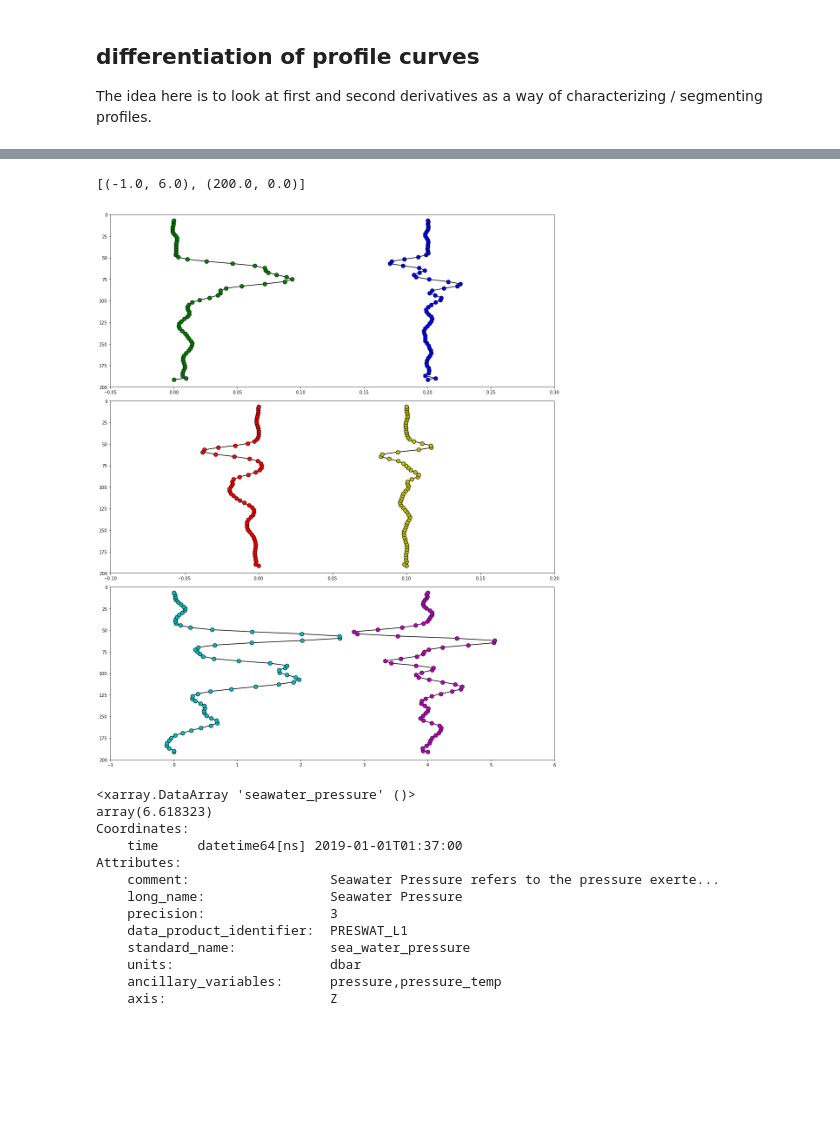
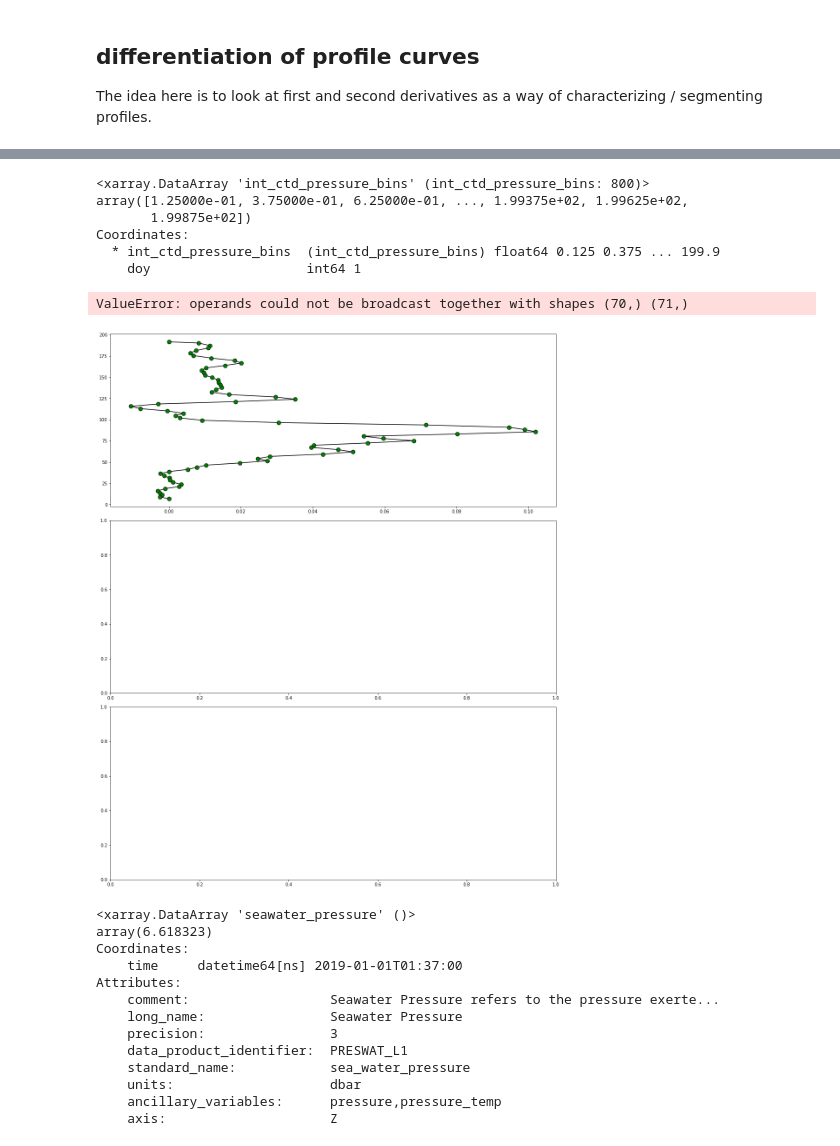
Before and after one commit to lsetiawan/ocean, a Jupyter notebook: Ocean 01 D Photic Zone Reduction.ipynb, the cells around one changed output, grey strips where cells are left out. Drawn from its saved outputs; the diff is of its cells as text; code cells hidden in the pictures; blank space fills up the shorter version.

```diff
--- a/Ocean 01 D Photic Zone Reduction.ipynb
+++ b/Ocean 01 D Photic Zone Reduction.ipynb
@@ -600,27 +653,48 @@ The idea here is to look at first and second derivatives as a way of characteriz
+# %%
+nitr_m_d
+# %% [output]
+<xarray.DataArray 'int_ctd_pressure_bins' (int_ctd_pressure_bins: 800)>
+array([1.25000e-01, 3.75000e-01, 6.25000e-01, ..., 1.99375e+02, 1.99625e+02,
+       1.99875e+02])
+Coordinates:
+  * int_ctd_pressure_bins  (int_ctd_pressure_bins) float64 0.125 0.375 ... 199.9
+    doy                    int64 1
+# %%
+nf = 1
+
+ctd_t_filt     = filter(    ctd_t, 'hat', nf)
+ctd_s_filt     = filter(    ctd_s, 'hat', nf)
+ctd_o_filt     = filter(    ctd_o, 'hat', nf)
+nitr_midn_filt = filter(nitr_midn, 'hat', nf)
+nitr_noon_filt = filter(nitr_noon, 'hat', nf)
+fluor_a_filt   = filter(  fluor_a, 'hat', nf)
+fluor_c_filt   = filter(  fluor_c, 'hat', nf)
+fluor_s_filt   = filter(  fluor_s, 'hat', nf)
 # %%
-dydx1_t = dydx(smooth_t, sensor_d)
-dydx2_t = dydx(dydx1_t, sensor_d)
-dydx1_s = dydx(smooth_s, sensor_d)
-dydx2_s = dydx(dydx1_s, sensor_d)
-dydx1_o = dydx(smooth_o, sensor_d)
-dydx2_o = dydx(dydx1_o, sensor_d)
+dydx1_t = dydx(ctd_t_filt, ctd_d)
+dydx2_t = dydx(dydx1_t, ctd_d)
+dydx1_s = dydx(ctd_s_filt, ctd_d)
+dydx2_s = dydx(dydx1_s, ctd_d)
+dydx1_o = dydx(ctd_o_filt, ctd_d)
+dydx2_o = dydx(dydx1_o, ctd_d)
 
 fig, axs = plt.subplots(3,1,figsize=(15,18), tight_layout=True)
 
-axs[0].plot(dydx1_t, sensor_d, marker='o', markersize = 9., color='k', markerfacecolor='g')
-axs[0].plot(dydx2_t*np.ones(71)*4+0.2, sensor_d, marker='o', markersize = 9., color='k', markerfacecolor='b')
+axs[0].plot(                  dydx1_t, ctd_d, marker='o', markersize = 9., color='k', markerfacecolor='g')
+axs[0].plot(dydx2_t*np.ones(71)*4+0.2, ctd_d, marker='o', markersize = 9., color='k', markerfacecolor='b')
 axs[0].set(xlim = (-.05, .3), ylim = (200., 0.))
 
-axs[1].plot(dydx1_s, sensor_d, marker='o', markersize = 9., color='k', markerfacecolor='r')
-axs[1].plot(dydx2_s*np.ones(71)*4+0.1, sensor_d, marker='o', markersize = 9., color='k', markerfacecolor='y')
+axs[1].plot(                  dydx1_s, ctd_d, marker='o', markersize = 9., color='k', markerfacecolor='r')
+axs[1].plot(dydx2_s*np.ones(71)*4+0.1, ctd_d, marker='o', markersize = 9., color='k', markerfacecolor='y')
 axs[1].set(xlim = (-.1, .2), ylim = (200., 0.))
 
-axs[2].plot(dydx1_o, sensor_d, marker='o', markersize = 9., color='k', markerfacecolor='c')
-axs[2].plot(dydx2_o*np.ones(71)*4+4., sensor_d, marker='o', markersize = 9., color='k', markerfacecolor='m')
+axs[2].plot(                 dydx1_o, ctd_d, marker='o', markersize = 9., color='k', markerfacecolor='c')
+axs[2].plot(dydx2_o*np.ones(71)*4+4., ctd_d, marker='o', markersize = 9., color='k', markerfacecolor='m')
+
 axs[2].set(xlim = (-1, 6.), ylim = (200., 0.))
 # %% [output]
-[(-1.0, 6.0), (200.0, 0.0)]
+ValueError: operands could not be broadcast together with shapes (70,) (71,)
-[figure, old version]
+[figure, new version]
 # %%
 sensor_d[-1]
 # %% [output]
```
Also changed, not shown: parts of 3 cells of this notebook.
